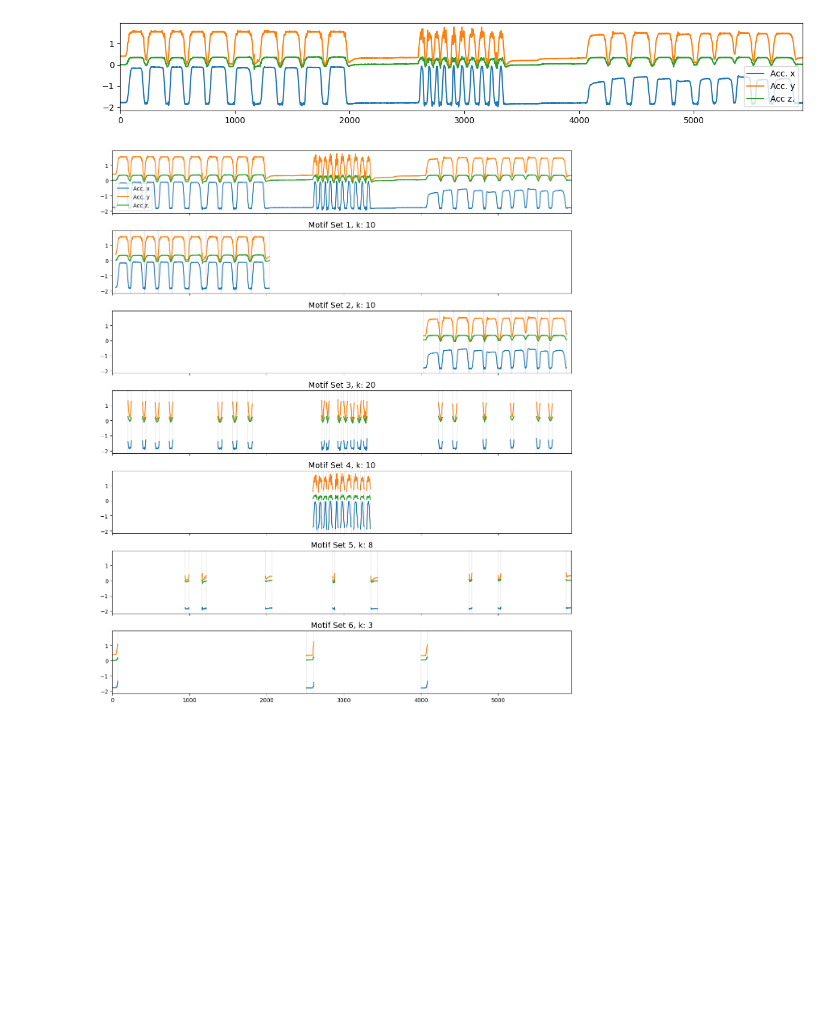
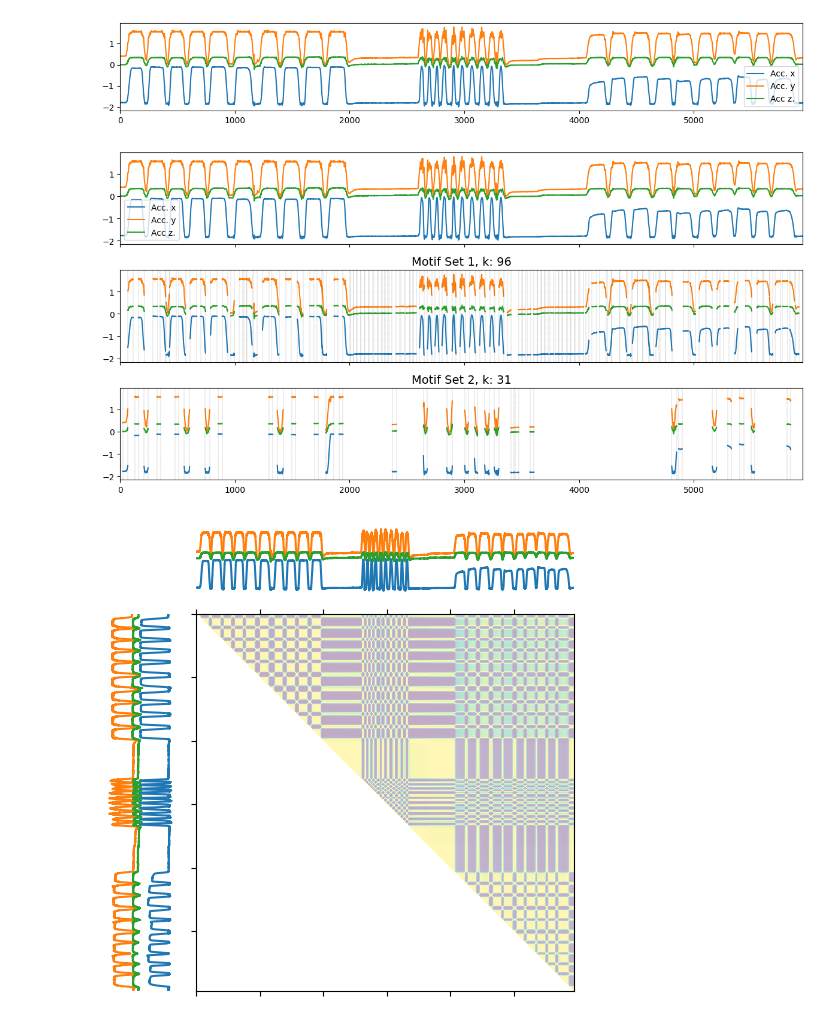
Before and after one commit to ML-KULeuven/locomotif, a Jupyter notebook: physiotherapy-use-case/apply_locomotif_physiotherapy.ipynb, the cells around one changed output. Cells and saved outputs as stored; diff of their text form; code cells hidden in the pictures; blank space fills up the shorter version.

```diff
--- a/physiotherapy-use-case/apply_locomotif_physiotherapy.ipynb
+++ b/physiotherapy-use-case/apply_locomotif_physiotherapy.ipynb
@@ -65,7 +65,7 @@ def get_idle_mask(ts, window_size, threshold):
     if window_size % 2 == 0:
         window_size += 1
 
-    n, d = ts.shape
+    n, _ = ts.shape
     idle = np.full(n, False)
 
     half_window = window_size // 2
@@ -91,9 +91,9 @@ def get_start_mask(ts, idle_mask, quantile):
 # %% [markdown]
 ## Applying LoCoMotif
 # %%
-def apply_locomotif_physiotherapy(ts, rho, l_min, l_max, nb_motifs, overlap=0.25, warping=True):
+def apply_locomotif_physiotherapy(ts, l_min, l_max, rho, nb_motifs, overlap=0.25, warping=True):
     # Find idle segments and start- and endmask
-    idle_mask = get_idle_mask(ts, l_max, 0.005)
+    idle_mask  = get_idle_mask(ts, l_max, 0.005)
     start_mask = get_start_mask(ts, idle_mask, 0.33)
     end_mask   = start_mask
 
@@ -103,15 +103,16 @@ def apply_locomotif_physiotherapy(ts, rho, l_min, l_max, nb_motifs, overlap=0.25
     am = locomotif.similarity_matrix_ndim(ts, ts, gamma, only_triu=True)
     am[np.tril_indices(len(am), k=-1)] = np.nan
     tau = np.nanquantile(am[~idle_mask, :][:, ~idle_mask], rho, axis=None)
+    print(tau)
 
     # Apply LoCoMotif
-    lcm = locomotif.LoCoMotif(series=ts, gamma=gamma, tau=tau, delta_a=-2*tau, delta_m=0.5, l_min=l_min, l_max=l_max, step_sizes=np.array([(1, 1), (2, 1), (1, 2)]) if warping else np.array([(1, 1)]))
+    lcm = locomotif.LoCoMotif(ts=ts, gamma=gamma, tau=tau, delta_a=-2*tau, delta_m=0.5, l_min=l_min, l_max=l_max, step_sizes=np.array([(1, 1), (2, 1), (1, 2)]) if warping else np.array([(1, 1)]))
     lcm.align()
     lcm.kbest_paths(vwidth=l_min // 2)
     motif_sets = []
-    for (_, motif_set), _ in lcm.kbest_motif_sets(nb=nb_motifs, allowed_overlap=overlap, start_mask=start_mask, end_mask=end_mask):
-        motif_sets.append(motif_set)
-    return motif_sets
+    for repr, motif_set, _ in lcm.kbest_motif_sets(nb=nb_motifs, overlap=overlap, start_mask=start_mask, end_mask=end_mask):
+        motif_sets.append((repr, motif_set))
+    return lcm, motif_sets
 # %%
 subject   = 1
 exercise  = 1
@@ -124,14 +125,30 @@ fig, ax = visualize.plot_motif_sets(ts, [], {}, dimension_names=['Acc. x', 'Acc.
 Subject 1, Exercise 1, IMU 2
 [figure]
 # %%
-rho       = 0.8
+rho       = 0.9
 nb_motifs = 6
 overlap   = 0.25
 
 l_min = 51
 l_max = 262
 
-motif_sets = apply_locomotif_physiotherapy(ts, rho, l_min, l_max, nb_motifs, overlap=overlap, warping=True)
+lcm, motif_sets = apply_locomotif_physiotherapy(ts, l_min, l_max, rho, nb_motifs, overlap=overlap, warping=True)
 fig, ax = visualize.plot_motif_sets(ts, motif_sets, {}, dimension_names=['Acc. x', 'Acc. y', 'Acc z.'])
 # %% [output]
-[figure, old version]
+[figure, new version]
+# %%
+# b, e, fitness, coverage, score
+import locomotif.visualize as visualize
+
+(b, e), motif_set = motif_sets[0]
+
+fig, axs, _ = visualize.plot_sm(ts, ts, lcm._sm, matshow_kwargs={'alpha': 0.33})
+# visualize.plot_local_warping_paths(axs, lcm.get_paths(), lw=1)
+
+# induced_paths = lcm.induced_paths(b, e)
+# visualize.plot_local_warping_paths(axs, induced_paths, lw=3)
+
+# axs[3].axvline(b, lw=1, c='k', ls='--')
+# axs[3].axvline(e, lw=1, c='k', ls='--')
+# %% [output]
+[figure, added]
```
Also changed, not shown: parts of 2 cells of this notebook, 4 other files.
